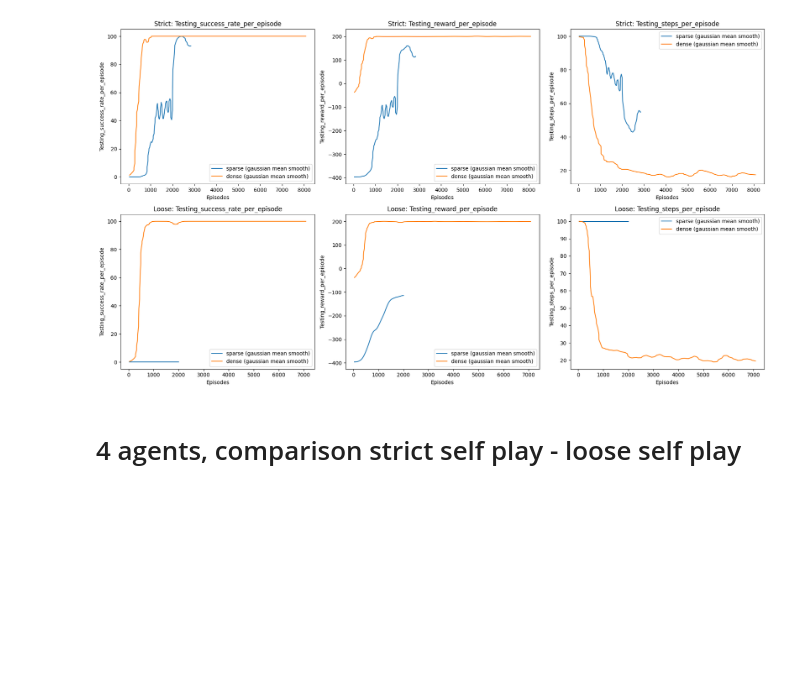
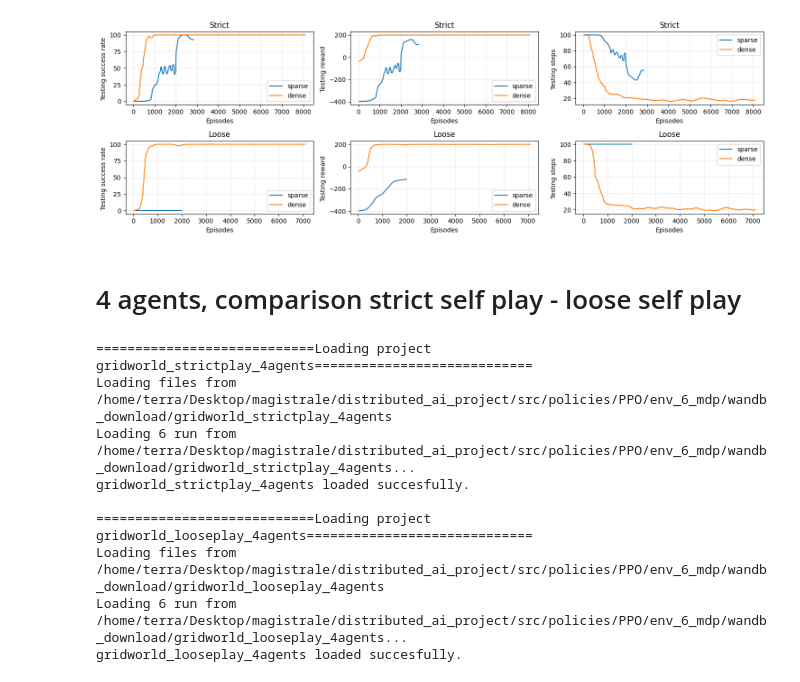
Before and after one commit to TeresaCampo/distributedAI_MARL_project, a Jupyter notebook: src/strictplay_looseplay_comparison/comparison.ipynb, the cells around one changed output. Saved outputs shown, nothing was run; the diff lists cells and outputs as text; code cells hidden in the pictures; blank space fills up the shorter version.

Commit message:
wandb data loaded locally, new comparison with pomdp data too

```diff
--- a/src/strictplay_looseplay_comparison/comparison.ipynb
+++ b/src/strictplay_looseplay_comparison/comparison.ipynb
@@ -3,4 +85,7 @@
 # %%
 USERNAME = "299011-unimore"
+ENVMODEL="env_6_mdp"
 PROJECT_STRICT = "gridworld_strictplay_2agents"
 PROJECT_LOOSE = "gridworld_looseplay_2agents"
+all_runs_strict = load_local_data(PROJECT_STRICT)
+all_runs_loose = load_local_data(PROJECT_LOOSE)
@@ -49,47 +102,30 @@ Runs succesfully concatenated
 # %%
-import matplotlib.pyplot as plt
-from scipy.ndimage import gaussian_filter1d
+GROUPS = ["sparse", "dense"]
+DATA_TO_PLOT = {
+    "Strict": all_runs_strict,
+    "Loose": all_runs_loose
+}
 
-sigma = 2   # Gaussian smooth
-metrics = ["Testing_success_rate_per_episode", "Testing_reward_per_episode", "Testing_steps_per_episode"]
-
-fig, axes = plt.subplots(2, 3, figsize=(18,10))
-
-# --- Row 1: strict ---
-groups = ["sparse", "dense"]
-for i, metric in enumerate(metrics):
-    ax = axes[0, i]
-    for group_name in groups:
-        group_df = all_runs_strict[all_runs_strict["run_group"] == group_name]
-        mean_per_episode = group_df.groupby("Episodes")[metric].mean()
-        smooth_mean = gaussian_filter1d(mean_per_episode.values, sigma=sigma)
-        ax.plot(mean_per_episode.index, smooth_mean, label=f"{group_name} (gaussian mean smooth)")
-    ax.set_xlabel("Episodes")
-    ax.set_ylabel(metric)
-    ax.set_title(f"Strict: {metric}")
-    ax.legend()
-
-# --- Row 2: loose ---
-for i, metric in enumerate(metrics):
-    ax = axes[1, i]
-    for group_name in groups:
-        group_df = all_runs_losse[all_runs_losse["run_group"] == group_name]
-        mean_per_episode = group_df.groupby("Episodes")[metric].mean()
-        smooth_mean = gaussian_filter1d(mean_per_episode.values, sigma=sigma)
-        ax.plot(mean_per_episode.index, smooth_mean, label=f"{group_name} (gaussian mean smooth)")
-
-    ax.set_xlabel("Episodes")
-    ax.set_ylabel(metric)
-    ax.set_title(f"Loose: {metric}")
-    ax.legend()
-
-plt.tight_layout()
+plot_rl_analysis(DATA_TO_PLOT, GROUPS)
 plt.show()
 # %% [output]
-[figure, old version]
+[figure, new version]
 # %% [markdown]
 # 4 agents, comparison strict self play - loose self play
 # %%
 USERNAME = "299011-unimore"
+ENVMODEL="env_6_mdp"
 PROJECT_STRICT = "gridworld_strictplay_4agents"
 PROJECT_LOOSE = "gridworld_looseplay_4agents"
+all_runs_strict = load_local_data(PROJECT_STRICT)
+all_runs_loose = load_local_data(PROJECT_LOOSE)
+# %% [output]
+============================Loading project gridworld_strictplay_4agents============================
+Loading files from /home/terra/Desktop/magistrale/distributed_ai_project/src/policies/PPO/env_6_mdp/wandb_download/gridworld_strictplay_4agents
+Loading 6 run from /home/terra/Desktop/magistrale/distributed_ai_project/src/policies/PPO/env_6_mdp/wandb_download/gridworld_strictplay_4agents...
+gridworld_strictplay_4agents loaded succesfully.
+
+============================Loading project gridworld_looseplay_4agents=============================
+Loading files from /home/terra/Desktop/magistrale/distributed_ai_project/src/policies/PPO/env_6_mdp/wandb_download/gridworld_looseplay_4agents
+Loading 6 run from /home/terra/Desktop/magistrale/distributed_ai_project/src/policies/PPO/env_6_mdp/wandb_download/gridworld_looseplay_4agents...
+gridworld_looseplay_4agents loaded succesfully.
```
Also changed, not shown: parts of 18 cells of this notebook, 30 other files.
